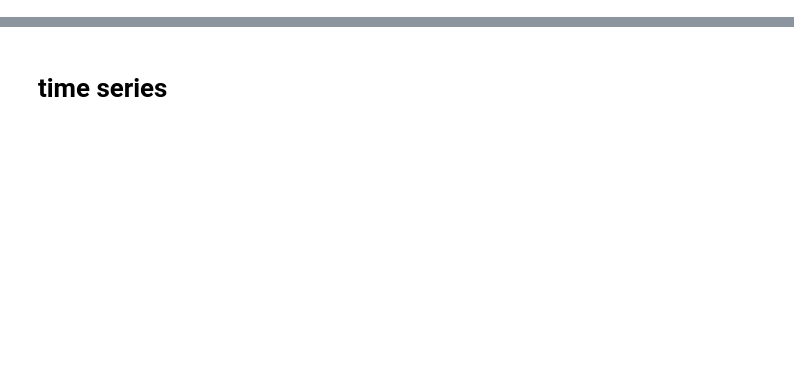
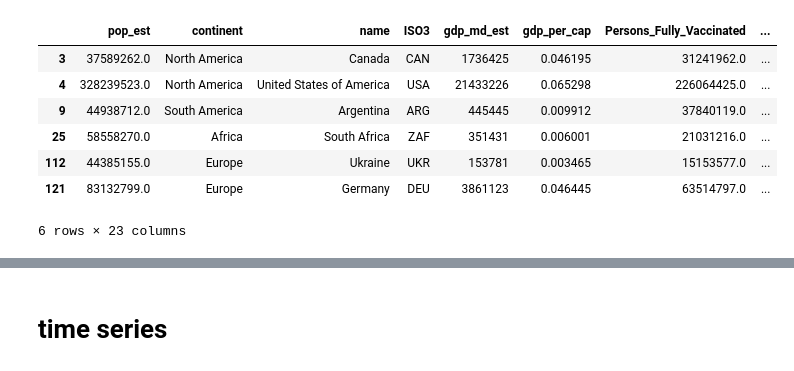
Before and after one commit to jchen056/COVID19_visualization, a Jupyter notebook: dashboard .ipynb, the cells around one changed output, grey strips where cells are left out. Saved outputs shown, nothing was run; the diff lists cells and outputs as text; code cells hidden in the pictures; blank space fills up the shorter version.

```diff
--- a/dashboard .ipynb
+++ b/dashboard .ipynb
@@ -6,0 +43,13 @@ import plotly.graph_objects as go
+# %%
+selected_countries=['Argentina','South Africa','Ukraine','Canada','Germany','United States of America']
+df_infection_notnull=df_infection_notnull[df_infection_notnull['name'].isin(selected_countries)]
+df_infection_notnull
+# %% [output]
+|  | pop_est | continent | name | ISO3 | gdp_md_est | gdp_per_cap | Persons_Fully_Vaccinated | ... |
+| 3 | 37589262.0 | North America | Canada | CAN | 1736425 | 0.046195 | 31241962.0 | ... |
+| 4 | 328239523.0 | North America | United States of America | USA | 21433226 | 0.065298 | 226064425.0 | ... |
+| 9 | 44938712.0 | South America | Argentina | ARG | 445445 | 0.009912 | 37840119.0 | ... |
+| 25 | 58558270.0 | Africa | South Africa | ZAF | 351431 | 0.006001 | 21031216.0 | ... |
+| 112 | 44385155.0 | Europe | Ukraine | UKR | 153781 | 0.003465 | 15153577.0 | ... |
+| 121 | 83132799.0 | Europe | Germany | DEU | 3861123 | 0.046445 | 63514797.0 | ... |
+6 rows × 23 columns
```
Also changed, not shown: parts of 16 cells of this notebook, 10 other files.
